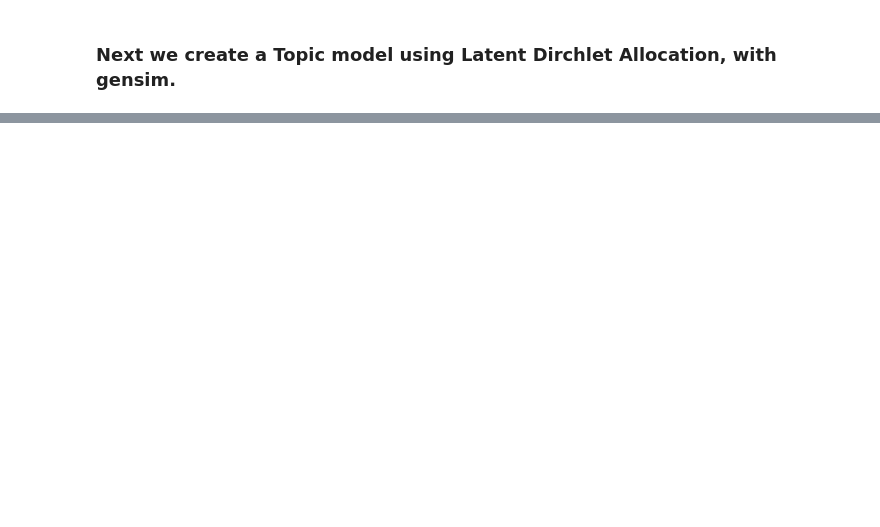
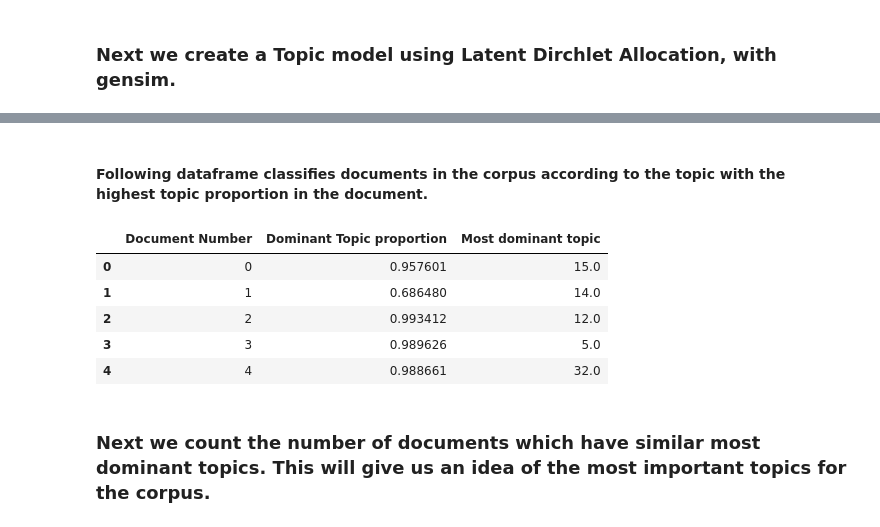
Before and after one commit to rajarshipal15/Topic_modelling_LDA, a Jupyter notebook: topic_model_lda.ipynb, the cells around one changed output, grey strips where cells are left out. Drawn from its saved outputs; the diff is of its cells as text; code cells hidden in the pictures; blank space fills up the shorter version.

```diff
--- a/topic_model_lda.ipynb
+++ b/topic_model_lda.ipynb
@@ -153,0 +160,24 @@ A choice of 4 or 7 topics seems to be fine, based on this preliminary validation
+# %%
+ldamodel = gensim.models.ldamodel.LdaModel(bow_corpus, num_topics = 40, id2word=dictionary, passes=15)
+# %%
+list_for_dataframe=[]
+for i in range(len(bow_corpus)):
+    list_for_dataframe.append(np.asarray(sorted(ldamodel[bow_corpus[i]],key=lambda x:x[1],reverse=True)[0]))
+# %%
+df = pd.DataFrame(list_for_dataframe, columns = ['Most Dominant Topic', 'Dominant Topic Proportion'])
+# %%
+df['Document Number'] = np.arange(len(df))
+# %% [markdown]
+#### Following dataframe classifies documents in the corpus according to the topic with the highest topic proportion in the document.
+# %%
+df.sort_index(axis=1,inplace=True)
+df.head(5)
+# %% [output]
+|  | Document Number | Dominant Topic proportion | Most dominant topic |
+| 0 | 0 | 0.957601 | 15.0 |
+| 1 | 1 | 0.686480 | 14.0 |
+| 2 | 2 | 0.993412 | 12.0 |
+| 3 | 3 | 0.989626 | 5.0 |
+| 4 | 4 | 0.988661 | 32.0 |
+# %% [markdown]
+### Next we count the number of documents which have similar most dominant topics. This will give us an idea of the most important topics for the corpus.
```
Also changed, not shown: parts of 33 cells of this notebook.
